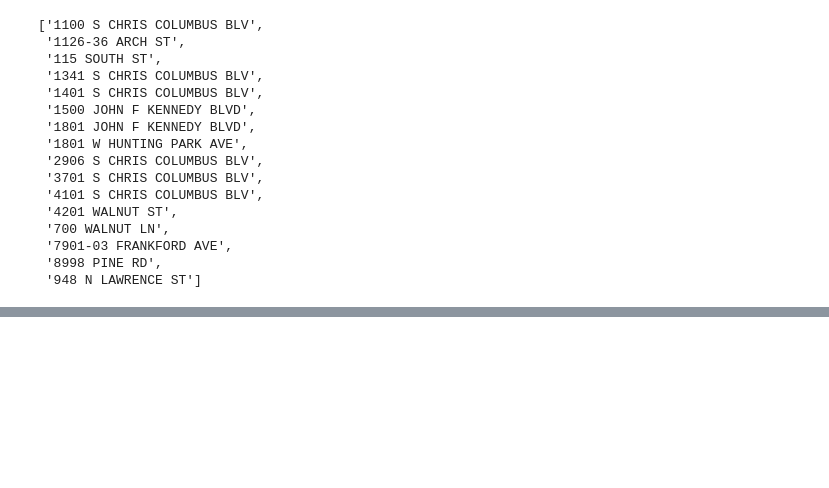
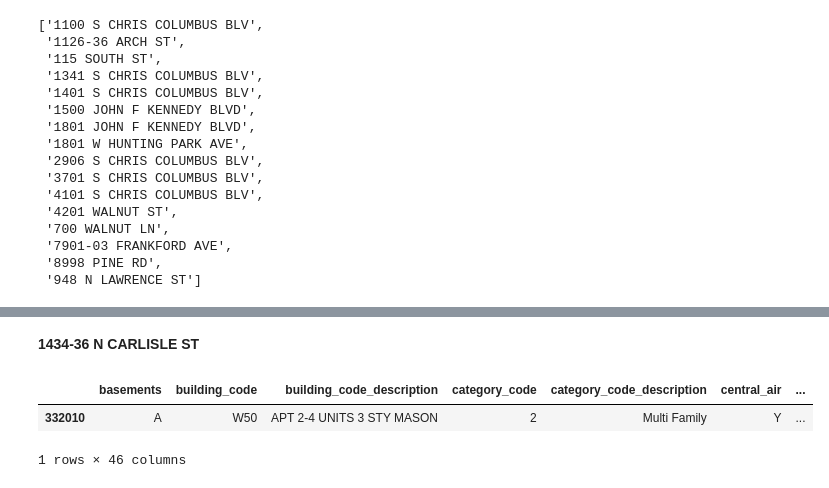
Before and after one commit to AP58PRAD/Philadelphia-House-Pricing, a Jupyter notebook: Data Cleaning.ipynb, the cells around one changed output, grey strips where cells are left out. Cells and saved outputs as stored; diff of their text form; code cells hidden in the pictures; blank space fills up the shorter version.

```diff
--- a/Data Cleaning.ipynb
+++ b/Data Cleaning.ipynb
@@ -493,0 +736,11 @@ location
+# %%
+index=df[df['location']=='1000R MOUNT VERNON ST'].index
+df.loc[index,'zip_code']=19123
+# %% [markdown]
+<b> 1434-36 N CARLISLE ST </b>
+# %%
+df[df['location']=='1434-36 N CARLISLE ST']
+# %% [output]
+|  | basements | building_code | building_code_description | category_code | category_code_description | central_air | ... |
+| 332010 | A | W50 | APT 2-4 UNITS 3 STY MASON | 2 | Multi Family | Y | ... |
+1 rows × 46 columns
```
Also changed, not shown: parts of 49 cells of this notebook.
